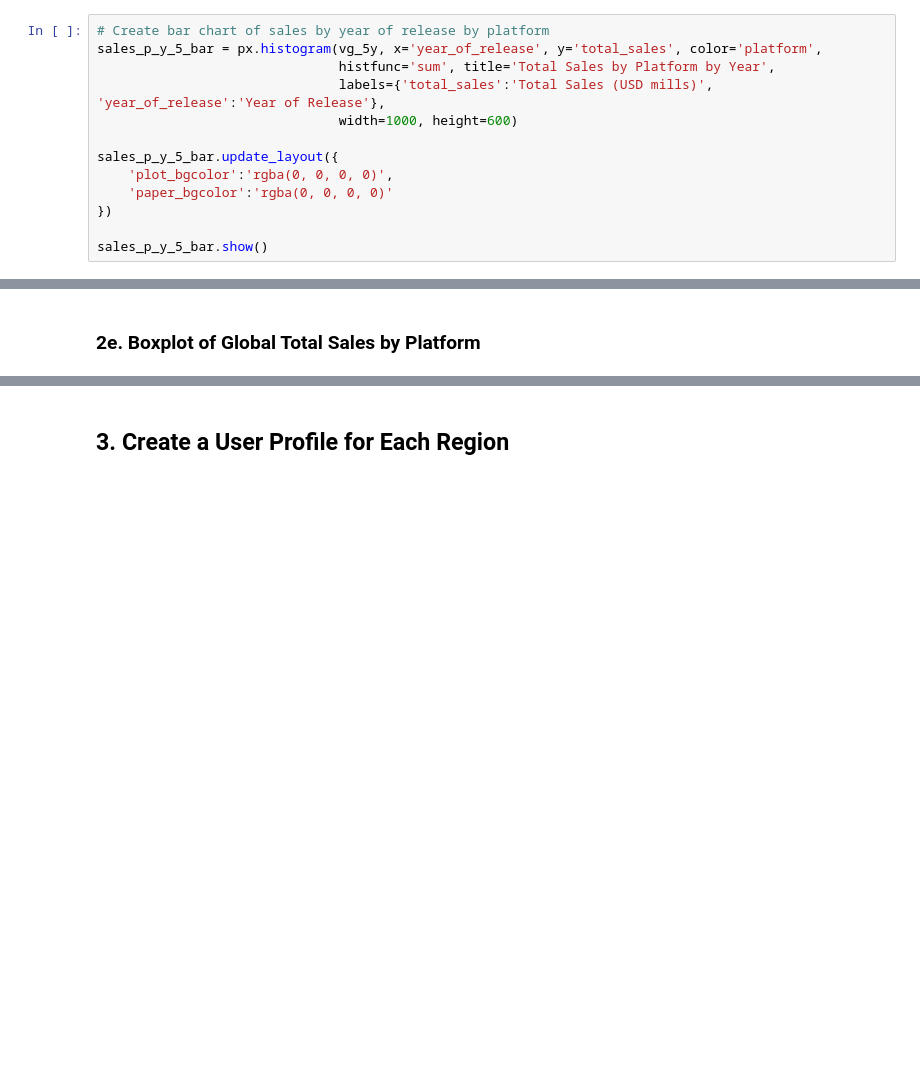
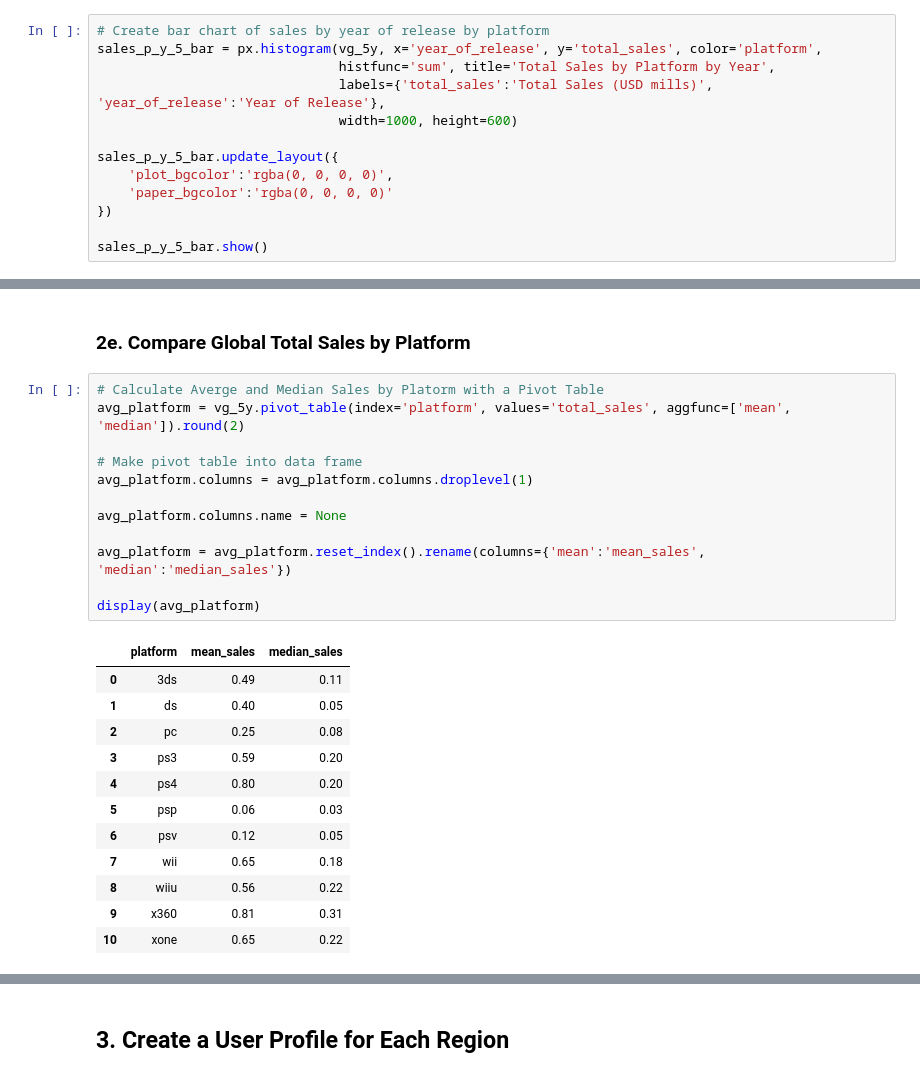
Before and after one commit to kellyshreeve/Forecasting-Global-Video-Game-Preference, a Jupyter notebook: Data Analysis.ipynb, the cells around one changed output, grey strips where cells are left out. Drawn from its saved outputs; the diff is of its cells as text; blank space fills up the shorter version.

```diff
--- a/Data Analysis.ipynb
+++ b/Data Analysis.ipynb
@@ -676,4 +676,29 @@ sales_p_y_5_bar.show()
 # %% [markdown]
 Total video game sales across all platforms genrally declined from 2012 through 2016. Ps3 and x360 had relatively large sales in 2012 and 2013 but have since dropped to almost $0 USD mills in 2016. 3ds had a slight decline from it's strongest sales in 2012 and 2013 but does still have notable sales in 2016 at $15.14 USD mills. However, both xone and ps4 were non-existant in 2012 and have seen substantial growth since their introduction in 2013. They both grew substantially from 2013 to 2014 and again slightly from 2014 to 2015. Both platforms took a slight decline in 2016, but the market as a whole took an even larger hit that year, and xone and ps4 still faired well in sales, bringing in $60.14 and $69.25 USD mils, respectively. Given that a platform's sales tend to start small and grow each year for about 5 years, I predict that xone and ps4 will continue to be sale leaders in 2017. I would additionally predict that 3ds will continue to 3rd spot with smaller, but next-largest, sales.
 # %% [markdown]
-### 2e. Boxplot of Global Total Sales by Platform
+### 2e. Compare Global Total Sales by Platform
+# %%
+# Calculate Averge and Median Sales by Platorm with a Pivot Table
+avg_platform = vg_5y.pivot_table(index='platform', values='total_sales', aggfunc=['mean', 'median']).round(2)
+
+# Make pivot table into data frame
+avg_platform.columns = avg_platform.columns.droplevel(1)
+
+avg_platform.columns.name = None
+
+avg_platform = avg_platform.reset_index().rename(columns={'mean':'mean_sales', 'median':'median_sales'})
+
+display(avg_platform)
+# %% [output]
+|  | platform | mean_sales | median_sales |
+| 0 | 3ds | 0.49 | 0.11 |
+| 1 | ds | 0.40 | 0.05 |
+| 2 | pc | 0.25 | 0.08 |
+| 3 | ps3 | 0.59 | 0.20 |
+| 4 | ps4 | 0.80 | 0.20 |
+| 5 | psp | 0.06 | 0.03 |
+| 6 | psv | 0.12 | 0.05 |
+| 7 | wii | 0.65 | 0.18 |
+| 8 | wiiu | 0.56 | 0.22 |
+| 9 | x360 | 0.81 | 0.31 |
+| 10 | xone | 0.65 | 0.22 |
```
Also changed, not shown: parts of 6 cells of this notebook.
